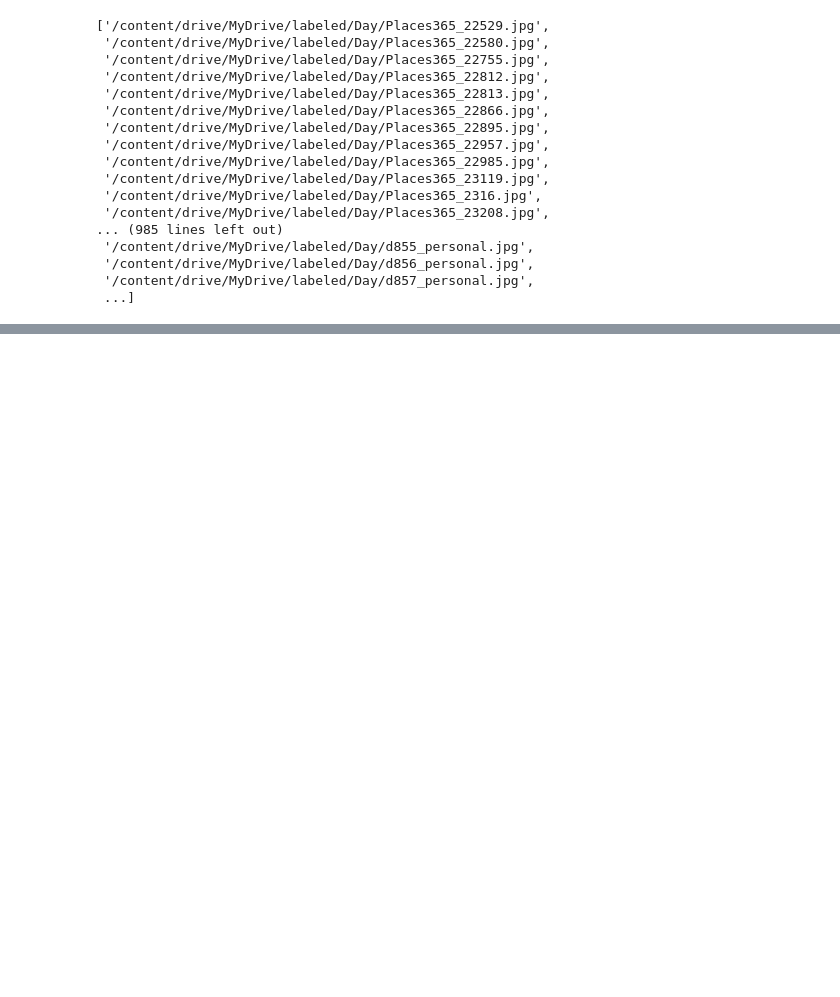
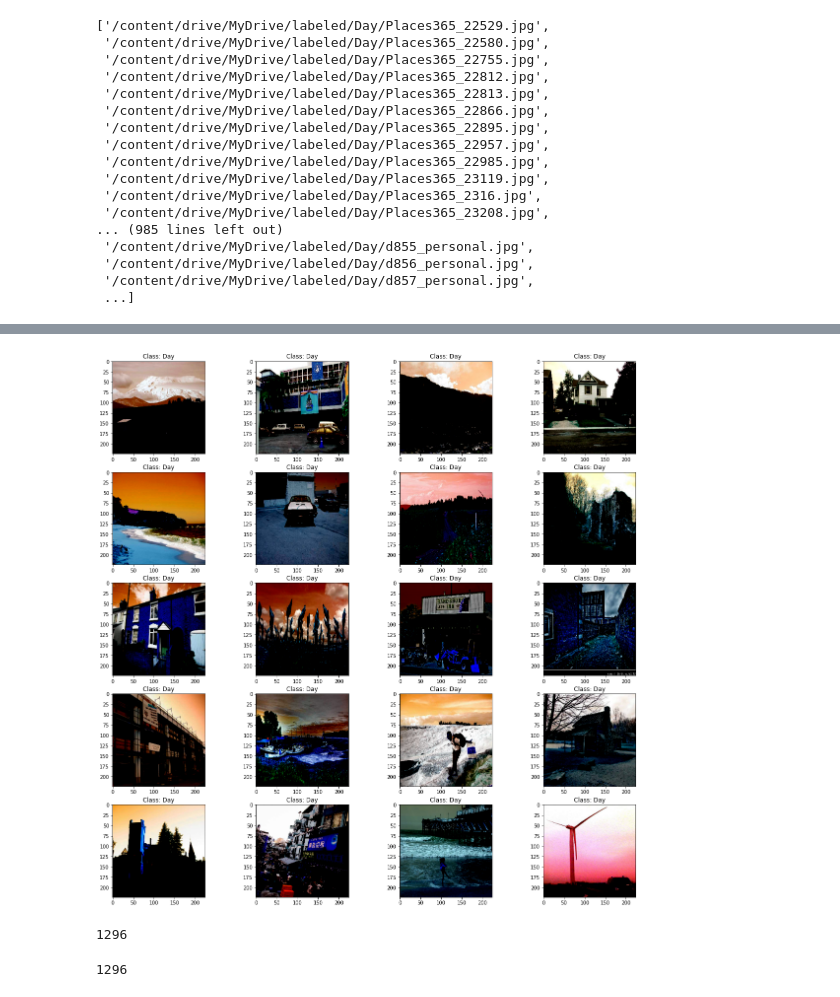
Before and after one commit to sat135/Brainster_G2_T1_Beautifai, a Jupyter notebook: ImageInfo-FileManipulation.ipynb, the cells around one changed output, grey strips where cells are left out. Cells and saved outputs as stored; diff of their text form; code cells hidden in the pictures; blank space fills up the shorter version.

```diff
--- a/ImageInfo-FileManipulation.ipynb
+++ b/ImageInfo-FileManipulation.ipynb
@@ -653,0 +703,3 @@ test_x
+# %%
+data = np.load( "/content/drive/MyDrive/Preprocessed/Xception_val_x_224x224.npy" )
+data
@@ -653,0 +724,17 @@ test_x
+# %%
+import matplotlib.pyplot as plt
+
+fig = plt.figure(figsize=(20,20))
+
+for i in range( 5 * 4 ) :
+    # dodavanje na podgrafik
+    ax1 = fig.add_subplot( 5, 4, ( i + 1 ) )
+    # crtanje na podgrafikot
+    ax1.imshow( data[ i ] )
+    #  dodavanje na tekst na podgrafikot
+    title = "Class: " + test_y[ i ]
+    plt.title( title )
+
+# snimanje na grafikot
+plt.show()
+# %% [output]
@@ -653,0 +761,9 @@ test_x
+[figure, added]
+# %%
+len( data )
+# %% [output]
+1296
+# %%
+len( X_val )
+# %% [output]
+1296
```
Also changed, not shown: parts of 20 cells of this notebook, 2 other files.
